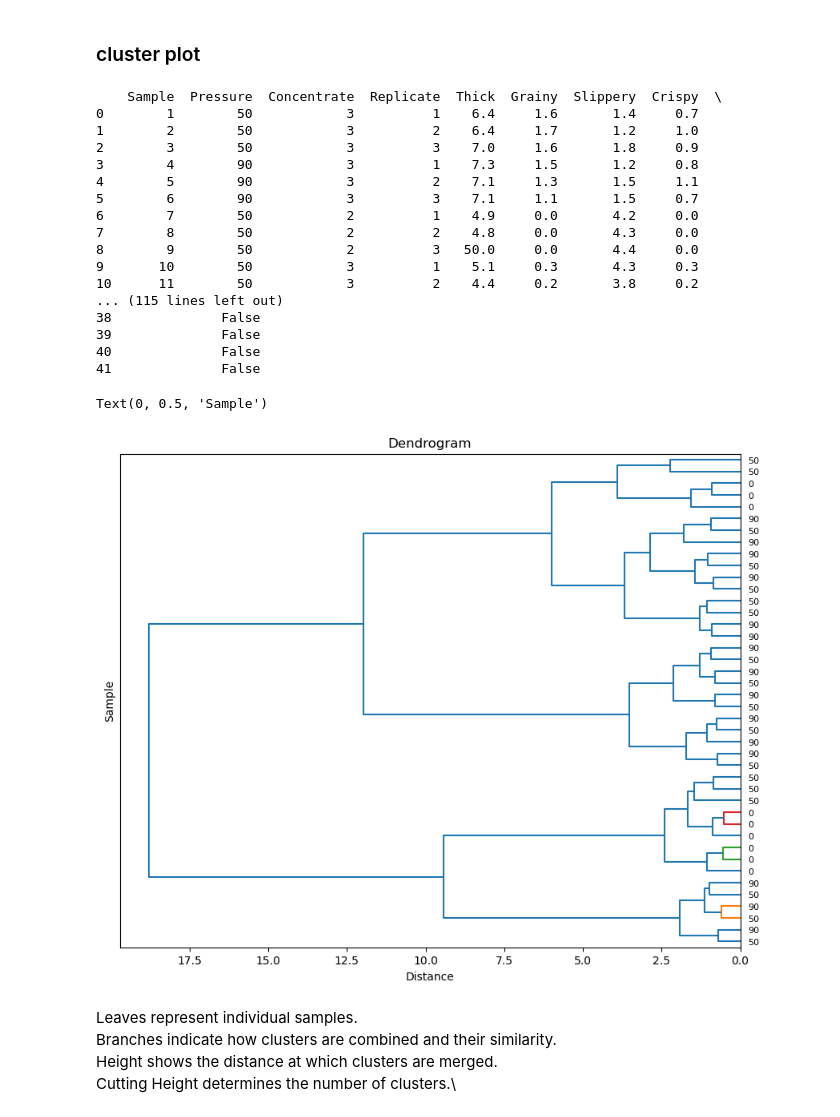
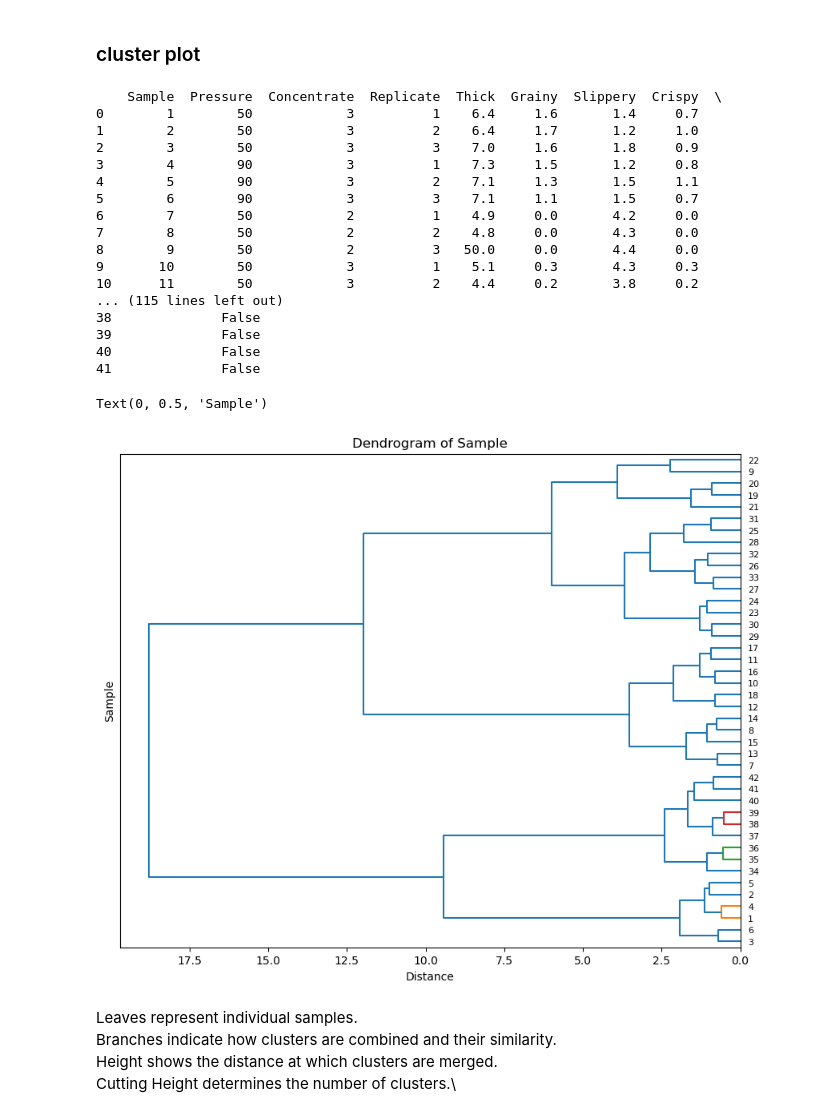
Before and after one commit to Jadelu03/M2_project, a Jupyter notebook: Task1Draft.ipynb, the cells around one changed output. Cells and saved outputs as stored; diff of their text form; code cells hidden in the pictures.

```diff
--- a/Task1Draft.ipynb
+++ b/Task1Draft.ipynb
@@ -148,36 +148,36 @@ similarity_matrix = cosine_similarity(df_scaled)
 
 # Convert similarity to distance matrix
 distance_matrix = 1 - similarity_matrix
 
 # Perform hierarchical clustering
 linkage_matrix = ward(distance_matrix)
 
 # Plot the dendrogram
 fig, ax = plt.subplots(figsize=(10, 8))  # Adjust size as needed
-dendrogram(linkage_matrix, color_threshold=0.7, labels=df['Pressure'].astype(str).values, orientation="left", ax=ax)
-plt.title('Dendrogram')
+dendrogram(linkage_matrix, color_threshold=0.7, labels=df['Sample'].astype(str).values, orientation="left", ax=ax)
+plt.title('Dendrogram of Sample')
 plt.xlabel('Distance')
 plt.ylabel('Sample')
 # %% [output]
     Sample  Pressure  Concentrate  Replicate  Thick  Grainy  Slippery  Crispy  \
 0        1        50            3          1    6.4     1.6       1.4     0.7
 1        2        50            3          2    6.4     1.7       1.2     1.0
 2        3        50            3          3    7.0     1.6       1.8     0.9
 3        4        90            3          1    7.3     1.5       1.2     0.8
 4        5        90            3          2    7.1     1.3       1.5     1.1
 5        6        90            3          3    7.1     1.1       1.5     0.7
 6        7        50            2          1    4.9     0.0       4.2     0.0
 7        8        50            2          2    4.8     0.0       4.3     0.0
 8        9        50            2          3   50.0     0.0       4.4     0.0
 9       10        50            3          1    5.1     0.3       4.3     0.3
 10      11        50            3          2    4.4     0.2       3.8     0.2
 ... (115 lines left out)
 38              False
 39              False
 40              False
 41              False
 Text(0, 0.5, 'Sample')
-[figure, old version]
+[figure, new version]
 # %% [markdown]
 Leaves represent individual samples.\
 Branches indicate how clusters are combined and their similarity.\
```
Also changed, not shown: parts of 29 cells of this notebook.
